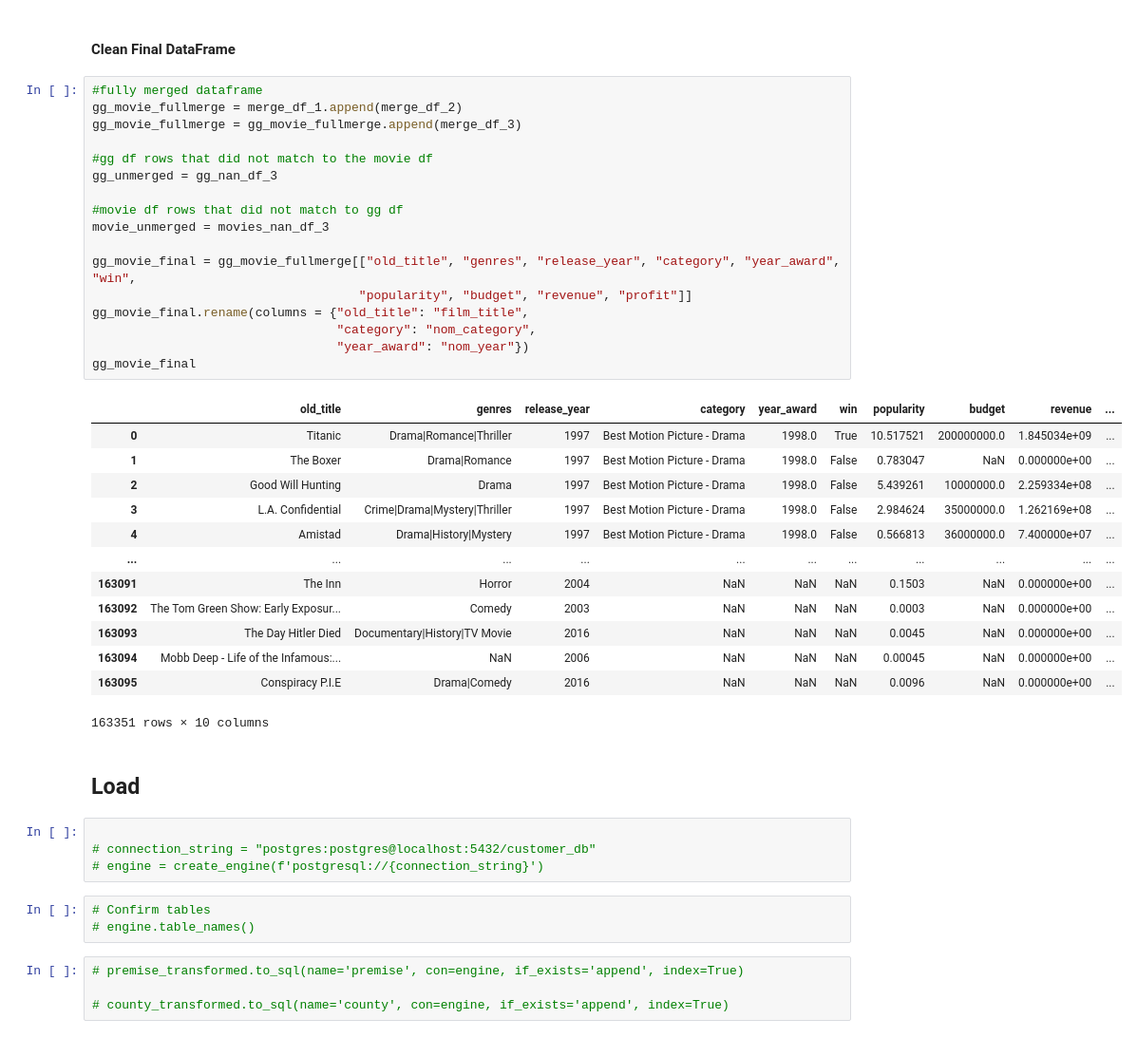
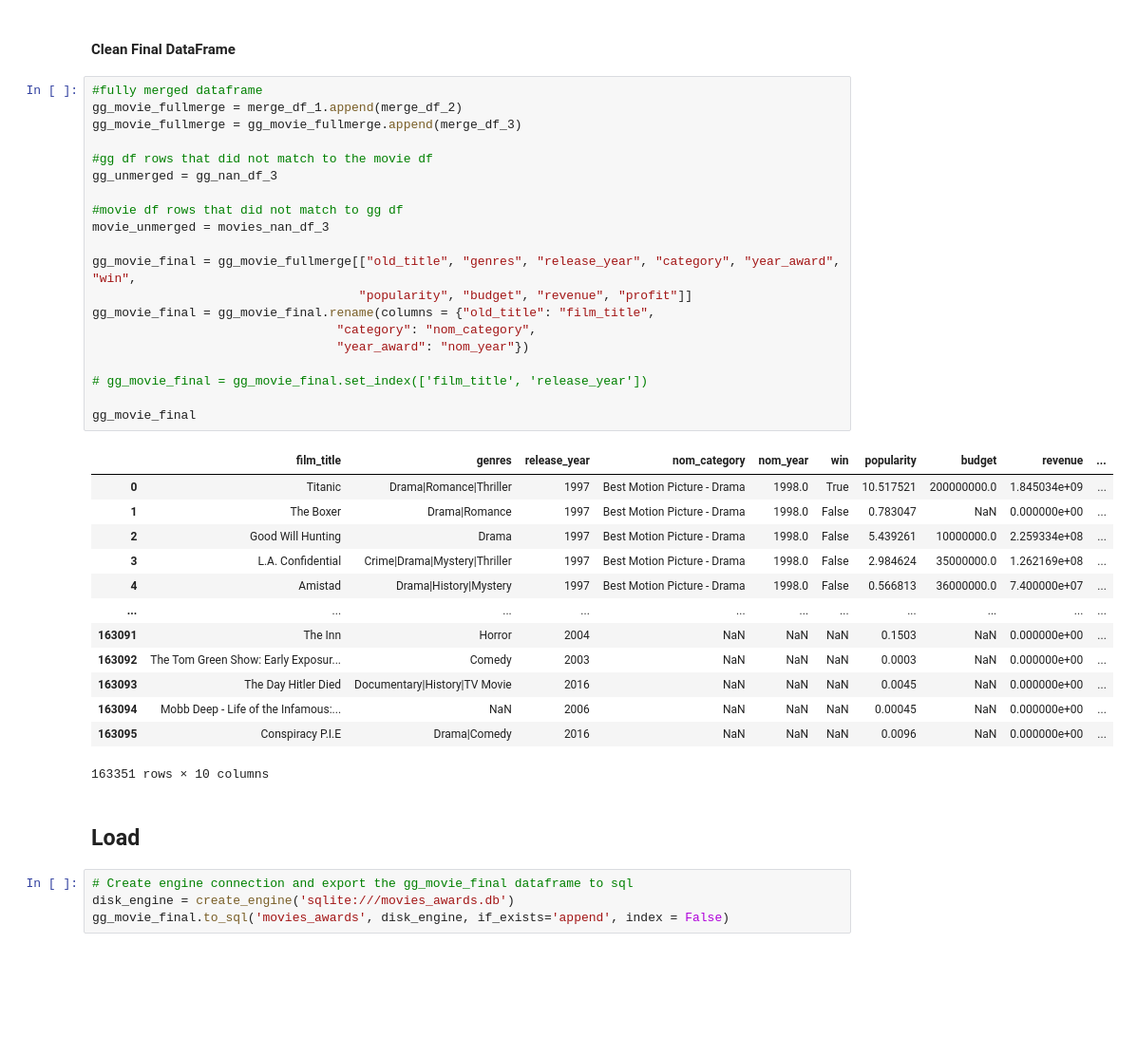
Before and after one commit to dagneycooke/etl_project, a Jupyter notebook: ETL_Project_GG.ipynb, the cells around one changed output. Shown at 95% size. Drawn from its saved outputs; the diff is of its cells as text; blank space fills up the shorter version.

Commit message:
updated notebook to export to sql

```diff
--- a/ETL_Project_GG.ipynb
+++ b/ETL_Project_GG.ipynb
@@ -287,22 +292,25 @@ merge_df_3.head()
 # %%
 #fully merged dataframe
 gg_movie_fullmerge = merge_df_1.append(merge_df_2)
 gg_movie_fullmerge = gg_movie_fullmerge.append(merge_df_3)
 
 #gg df rows that did not match to the movie df
 gg_unmerged = gg_nan_df_3
 
 #movie df rows that did not match to gg df
 movie_unmerged = movies_nan_df_3
 
 gg_movie_final = gg_movie_fullmerge[["old_title", "genres", "release_year", "category", "year_award", "win",
                                     "popularity", "budget", "revenue", "profit"]]
-gg_movie_final.rename(columns = {"old_title": "film_title",
+gg_movie_final = gg_movie_final.rename(columns = {"old_title": "film_title",
                                  "category": "nom_category",
                                  "year_award": "nom_year"})
+
+# gg_movie_final = gg_movie_final.set_index(['film_title', 'release_year'])
+
 gg_movie_final
 # %% [output]
-|  | old_title | genres | release_year | category | year_award | win | popularity | budget | revenue | ... |
+|  | film_title | genres | release_year | nom_category | nom_year | win | popularity | budget | revenue | ... |
 | 0 | Titanic | Drama|Romance|Thriller | 1997 | Best Motion Picture - Drama | 1998.0 | True | 10.517521 | 200000000.0 | 1.845034e+09 | ... |
 | 1 | The Boxer | Drama|Romance | 1997 | Best Motion Picture - Drama | 1998.0 | False | 0.783047 | NaN | 0.000000e+00 | ... |
 | 2 | Good Will Hunting | Drama | 1997 | Best Motion Picture - Drama | 1998.0 | False | 5.439261 | 10000000.0 | 2.259334e+08 | ... |
@@ -317,14 +325,7 @@ gg_movie_final
 163351 rows × 10 columns
 # %% [markdown]
 ## Load
-# %%
-
-# connection_string = "postgres:postgres@localhost:5432/customer_db"
-# engine = create_engine(f'postgresql://{connection_string}')
-# %%
-# Confirm tables
-# engine.table_names()
-# %%
-# premise_transformed.to_sql(name='premise', con=engine, if_exists='append', index=True)
-
-# county_transformed.to_sql(name='county', con=engine, if_exists='append', index=True)
+# %%
+# Create engine connection and export the gg_movie_final dataframe to sql
+disk_engine = create_engine('sqlite:///movies_awards.db')
+gg_movie_final.to_sql('movies_awards', disk_engine, if_exists='append', index = False)
```
Also changed, not shown: parts of 3 cells of this notebook, 1 other file.
